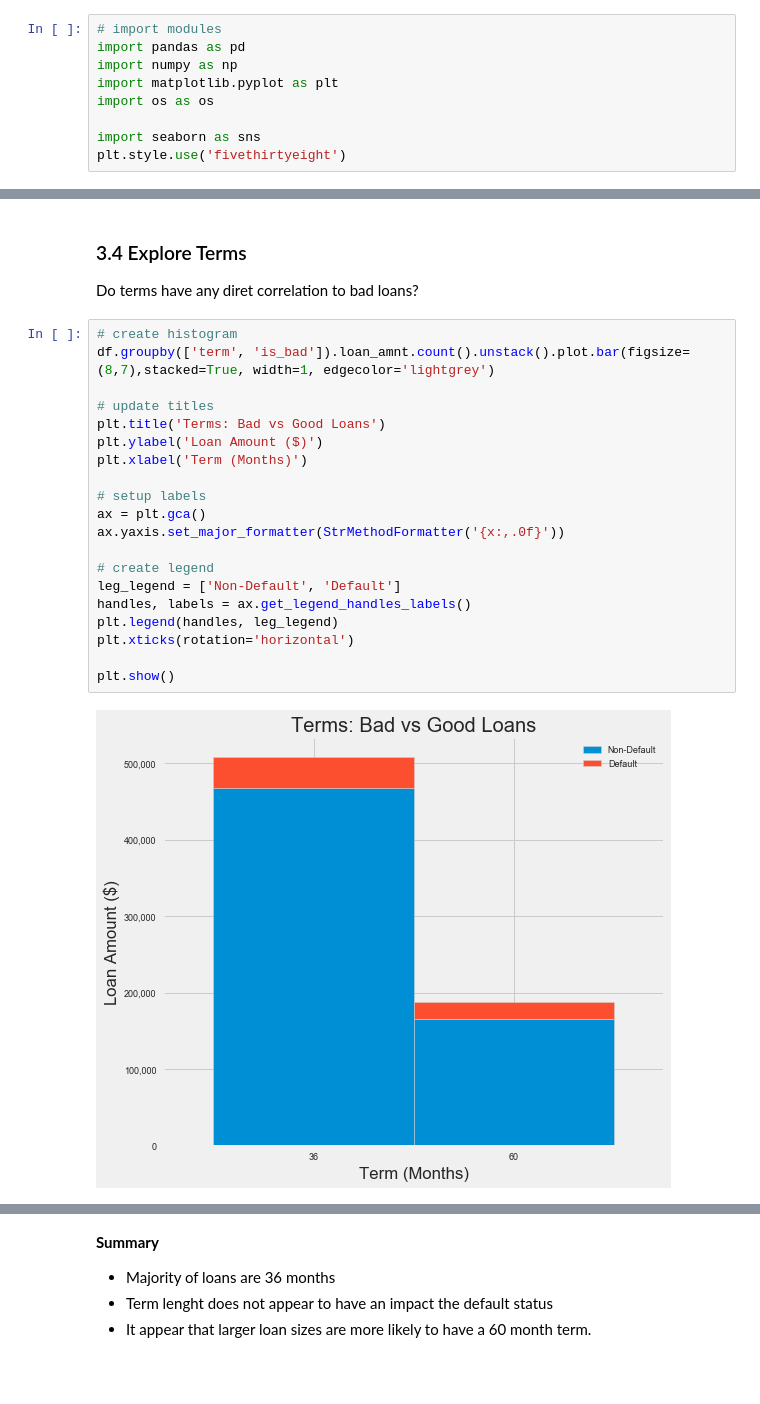
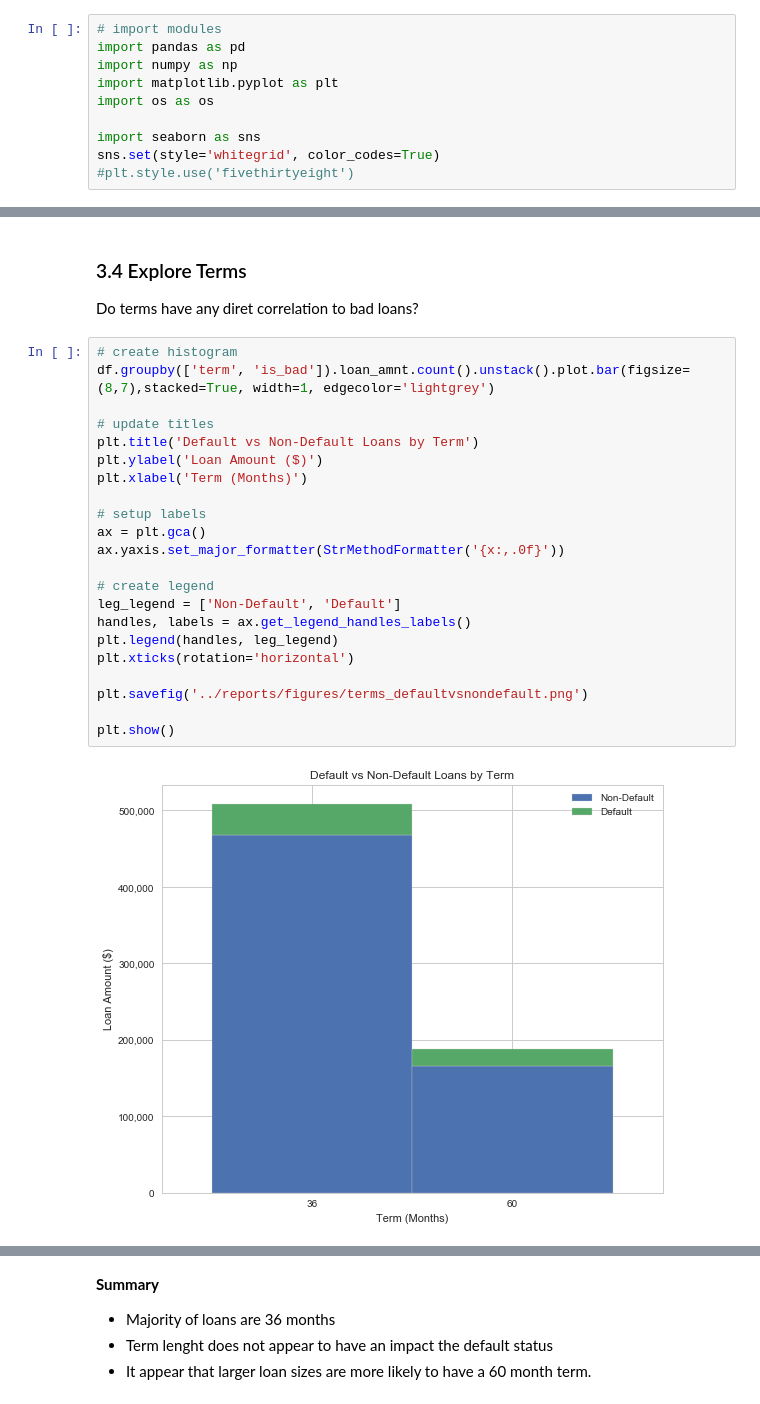
Before and after one commit to mrjgamble/K2DataScience, a Jupyter notebook: Projects/project2-predictive-modeling/notebooks/01-lending-club-eda.ipynb, the cells around one changed output, grey strips where cells are left out. Saved outputs shown, nothing was run; the diff lists cells and outputs as text; blank space fills up the shorter version.

```diff
--- a/Projects/project2-predictive-modeling/notebooks/01-lending-club-eda.ipynb
+++ b/Projects/project2-predictive-modeling/notebooks/01-lending-club-eda.ipynb
@@ -44,7 +44,8 @@ import matplotlib.pyplot as plt
 import os as os
 
 import seaborn as sns
-plt.style.use('fivethirtyeight')
+sns.set(style='whitegrid', color_codes=True)
+#plt.style.use('fivethirtyeight')
 # %% [markdown]
 ## 1. Data Import
 # %%
@@ -973,25 +996,27 @@ Do terms have any diret correlation to bad loans?
 # %%
 # create histogram
 df.groupby(['term', 'is_bad']).loan_amnt.count().unstack().plot.bar(figsize=(8,7),stacked=True, width=1, edgecolor='lightgrey')
 
 # update titles
-plt.title('Terms: Bad vs Good Loans')
+plt.title('Default vs Non-Default Loans by Term')
 plt.ylabel('Loan Amount ($)')
 plt.xlabel('Term (Months)')
 
 # setup labels
 ax = plt.gca()
 ax.yaxis.set_major_formatter(StrMethodFormatter('{x:,.0f}'))
 
 # create legend
 leg_legend = ['Non-Default', 'Default']
 handles, labels = ax.get_legend_handles_labels()
 plt.legend(handles, leg_legend)
 plt.xticks(rotation='horizontal')
 
+plt.savefig('../reports/figures/terms_defaultvsnondefault.png')
+
 plt.show()
 # %% [output]
-[figure, old version]
+[figure, new version]
 # %%
 # what do we look like for loan amounts per term?
 
```
Also changed, not shown: parts of 17 cells of this notebook, 18 other files.
